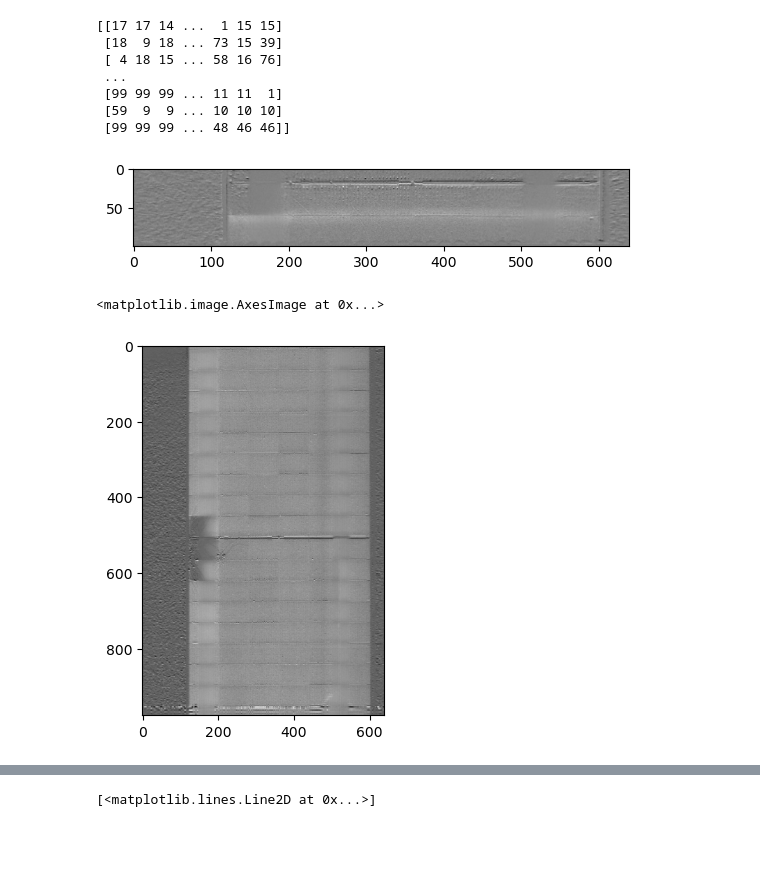
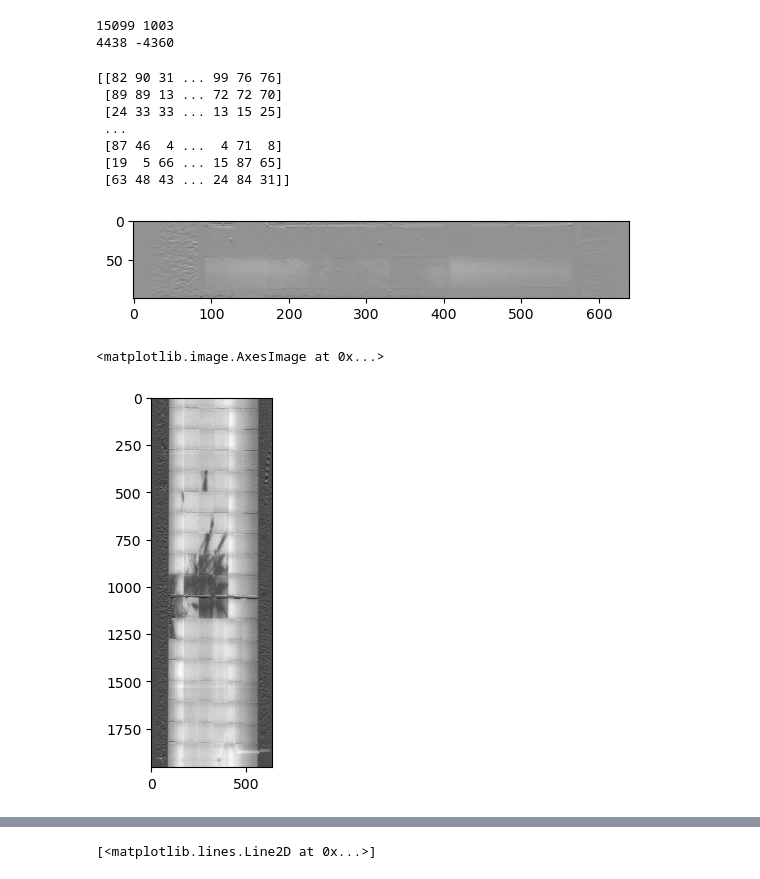
Before and after one commit to JeperoJ/Photoluminescence-scanner, a Jupyter notebook: Software refactor/LIPI_Processing/testing_fps_wrong.ipynb, the cells around one changed output, grey strips where cells are left out. Cells and saved outputs as stored; diff of their text form; code cells hidden in the pictures; blank space fills up the shorter version.

```diff
--- a/Software refactor/LIPI_Processing/testing_fps_wrong.ipynb
+++ b/Software refactor/LIPI_Processing/testing_fps_wrong.ipynb
@@ -11,8 +12,10 @@ from PIL import Image
 #scan_path = "F://Work//LIPI//scans//outside//scan_20260319_144342.raw"
 #scan_path = "C://Users//jeppe//Documents//LIPI//scans//test2//scan_20260226_152601.raw"
 #scan_path = "C://Users//jeppe//Documents//LIPI//scans//outside//scan_20260319_142551.raw"
-scan_path = "C://Users//jeppe//Documents//LIPI//scans//outside2//scan_20260409_142211.raw"
+#scan_path = "C://Users//jeppe//Documents//LIPI//scans//outside2//scan_20260409_142211.raw"
 #scan_path = "C://Users//jeppe//Documents//LIPI//scans//outside2//scan_20260409_135820.raw"
+#scan_path = "D://PLSCANNER//scans//scan_20260508_130329.raw"
+scan_path = "D://PLSCANNER//scans//scan_20260508_143506.raw"
 cal_path = "data/calibration.npz"
 K,P,DIM = ingaas_processing.load_calibration(cal_path)
 scan = np.array(ingaas_processing.undistort(ingaas_processing.load_raw_image(scan_path, 640, 512), K, P, DIM))[:,200:300,:]
@@ -318,20 +321,27 @@ stitch = result[:,lom,:]
 61
+# %%
+print(np.max(scan), np.min(scan))
+print(np.max(stitch), np.min(stitch))
+# %% [output]
+15099 1003
+4438 -4360
 # %%
 print(result.argmax(axis=1))
 plt.imshow(result[900], cmap="gray")
 plt.show()
-plt.imshow(ingaas_processing.lin_stretch_img(stitch[::2,:], low_prc=0.05,high_prc=99.95), cmap="gray")
+stitch_process = ingaas_processing.lin_stretch_img(stitch, low_prc=0.3,high_prc=99.7)
+plt.imshow(stitch_process, cmap="gray", vmin=np.min(stitch_process), vmax=np.max(stitch_process))
 #im = Image.fromarray(ingaas_processing.lin_stretch_img(stitch[::2,:], low_prc=0.05,high_prc=99.95))
 #im.save(scan_path[:-4]+"_processed.png")
 #im.save()
 # %% [output]
-[[17 17 14 ...  1 15 15]
- [18  9 18 ... 73 15 39]
- [ 4 18 15 ... 58 16 76]
+[[82 90 31 ... 99 76 76]
+ [89 89 13 ... 72 72 70]
+ [24 33 33 ... 13 15 25]
  ...
- [99 99 99 ... 11 11  1]
- [59  9  9 ... 10 10 10]
- [99 99 99 ... 48 46 46]]
+ [87 46  4 ...  4 71  8]
+ [19  5 66 ... 15 87 65]
+ [63 48 43 ... 24 84 31]]
-[figure, old version]
+[figure, new version]
 <matplotlib.image.AxesImage at 0x...>
-[figure, old version]
+[figure, new version]
```
Also changed, not shown: parts of 17 cells of this notebook, 8 other files.
